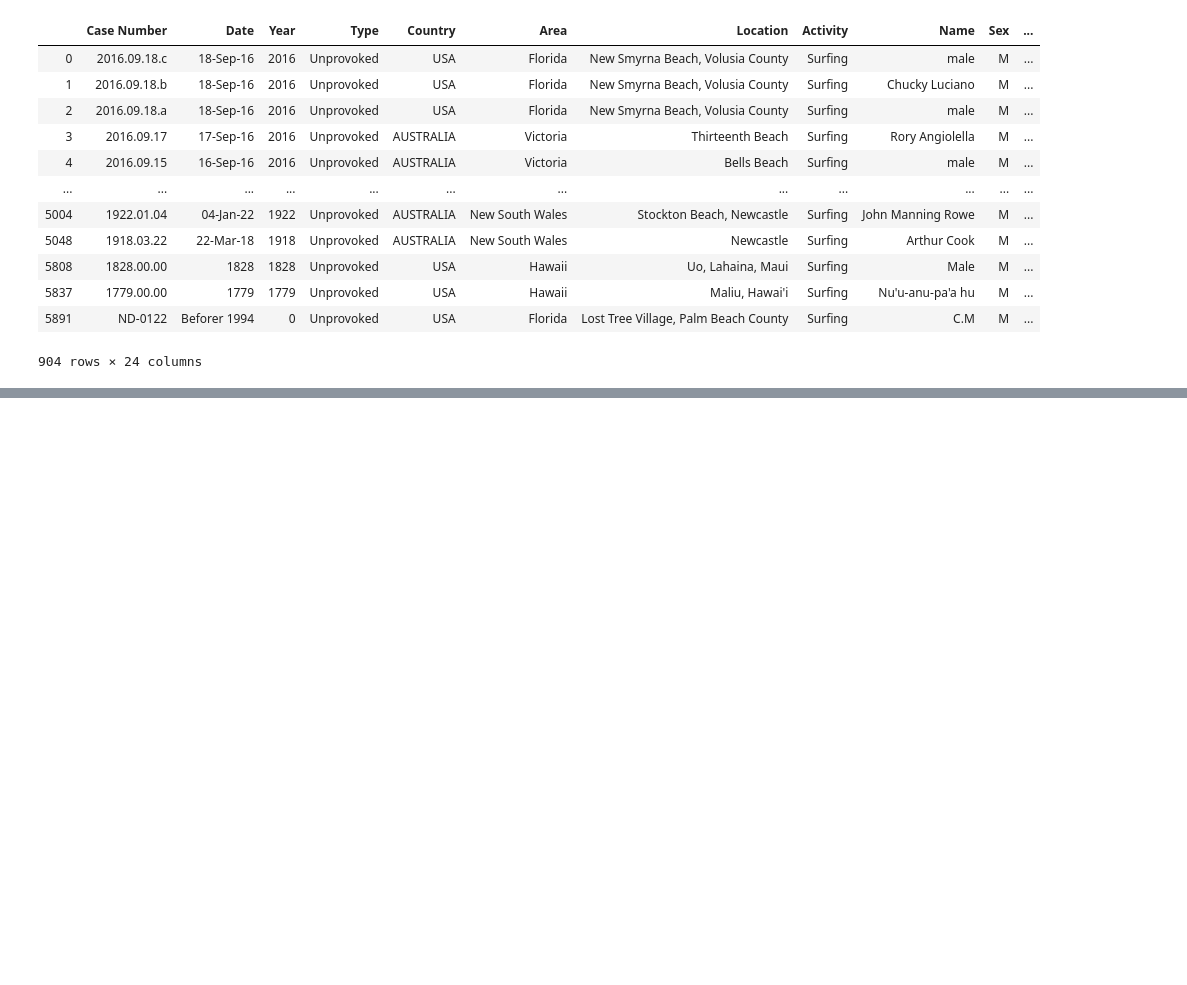
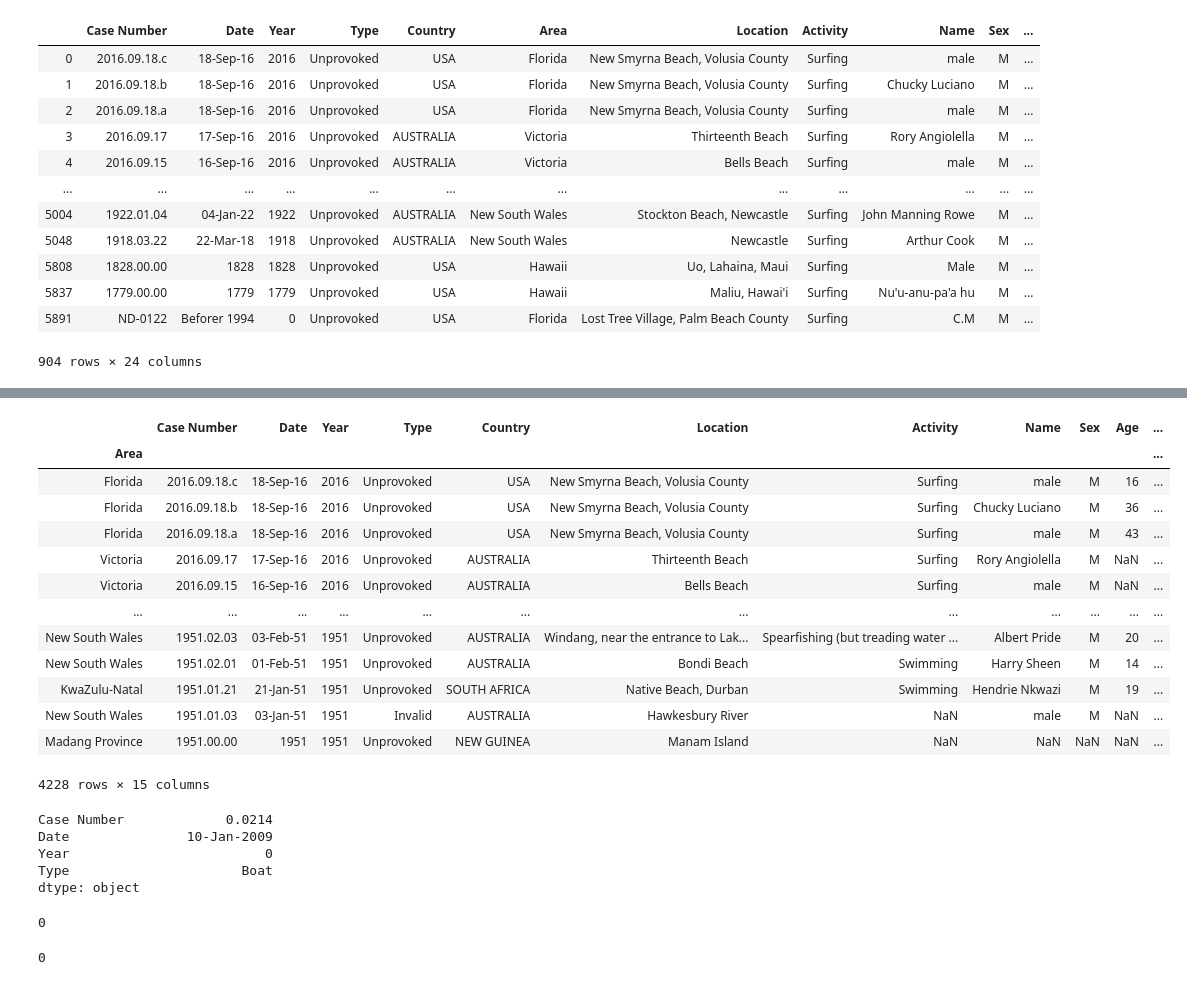
Before and after one commit to patricrp/Shark_Analysis, a Jupyter notebook: Shark_Analysis_Pandas.ipynb, the cells around one changed output, grey strips where cells are left out. Drawn from its saved outputs; the diff is of its cells as text; code cells hidden in the pictures; blank space fills up the shorter version.

```diff
--- a/Shark_Analysis_Pandas.ipynb
+++ b/Shark_Analysis_Pandas.ipynb
@@ -139,0 +173,6 @@ di = df['']
+# %%
+#Select only some columns from original dataframe
+new_df = df[['Case Number', 'Date', 'Year', 'Type', 'Country', 'Area', 'Location',
+       'Activity', 'Name', 'Sex ', 'Age', 'Injury', 'Fatal (Y/N)', 'Time',
+       'Species ', 'Investigator or Source']]
+new_df.head()
@@ -139,0 +238,4 @@ di = df['']
+# %%
+#Setting a column as index for using loc
+new_df.set_index('Area', inplace = True)
+new_df.head()
@@ -139,0 +349,33 @@ di = df['']
+# %%
+new_df[new_df['Year'] > 1950]
+# %% [output]
+|  | Case Number | Date | Year | Type | Country | Location | Activity | Name | Sex | Age | ... |
+| Area |  |  |  |  |  |  |  |  |  |  | ... |
+| Florida | 2016.09.18.c | 18-Sep-16 | 2016 | Unprovoked | USA | New Smyrna Beach, Volusia County | Surfing | male | M | 16 | ... |
+| Florida | 2016.09.18.b | 18-Sep-16 | 2016 | Unprovoked | USA | New Smyrna Beach, Volusia County | Surfing | Chucky Luciano | M | 36 | ... |
+| Florida | 2016.09.18.a | 18-Sep-16 | 2016 | Unprovoked | USA | New Smyrna Beach, Volusia County | Surfing | male | M | 43 | ... |
+| Victoria | 2016.09.17 | 17-Sep-16 | 2016 | Unprovoked | AUSTRALIA | Thirteenth Beach | Surfing | Rory Angiolella | M | NaN | ... |
+| Victoria | 2016.09.15 | 16-Sep-16 | 2016 | Unprovoked | AUSTRALIA | Bells Beach | Surfing | male | M | NaN | ... |
+| ... | ... | ... | ... | ... | ... | ... | ... | ... | ... | ... | ... |
+| New South Wales | 1951.02.03 | 03-Feb-51 | 1951 | Unprovoked | AUSTRALIA | Windang, near the entrance to Lak... | Spearfishing (but treading water ... | Albert Pride | M | 20 | ... |
+| New South Wales | 1951.02.01 | 01-Feb-51 | 1951 | Unprovoked | AUSTRALIA | Bondi Beach | Swimming | Harry Sheen | M | 14 | ... |
+| KwaZulu-Natal | 1951.01.21 | 21-Jan-51 | 1951 | Unprovoked | SOUTH AFRICA | Native Beach, Durban | Swimming | Hendrie Nkwazi | M | 19 | ... |
+| New South Wales | 1951.01.03 | 03-Jan-51 | 1951 | Invalid | AUSTRALIA | Hawkesbury River | NaN | male | M | NaN | ... |
+| Madang Province | 1951.00.00 | 1951 | 1951 | Unprovoked | NEW GUINEA | Manam Island | NaN | NaN | NaN | NaN | ... |
+4228 rows × 15 columns
+# %%
+new_df.min()
+# %% [output]
+Case Number             0.0214
+Date               10-Jan-2009
+Year                         0
+Type                      Boat
+dtype: object
+# %%
+new_df.Year.min()
+# %% [output]
+0
+# %%
+new_df.Year.isnull().sum()
+# %% [output]
+0
```
Also changed, not shown: parts of 24 cells of this notebook, 1 other file.
